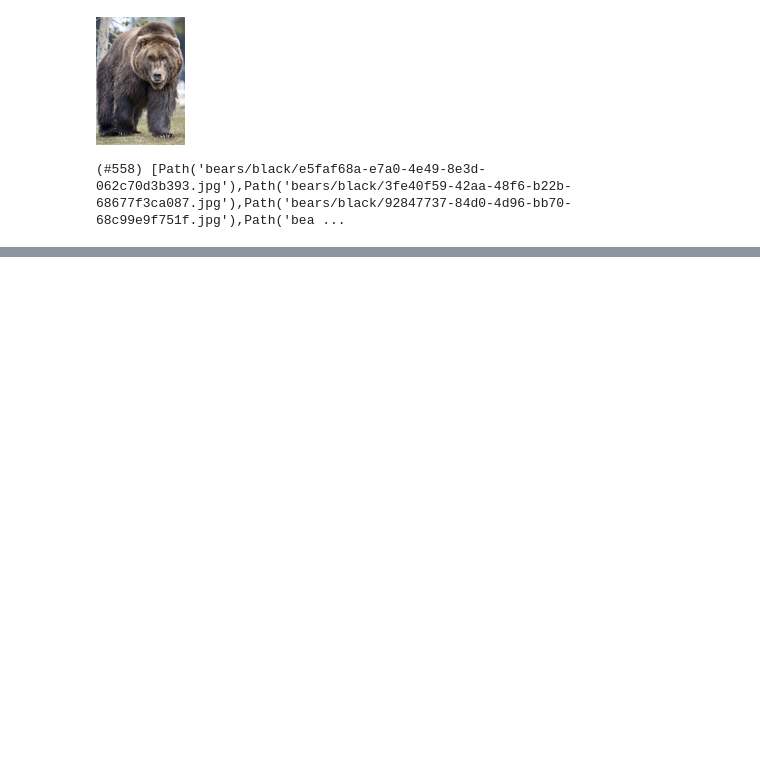
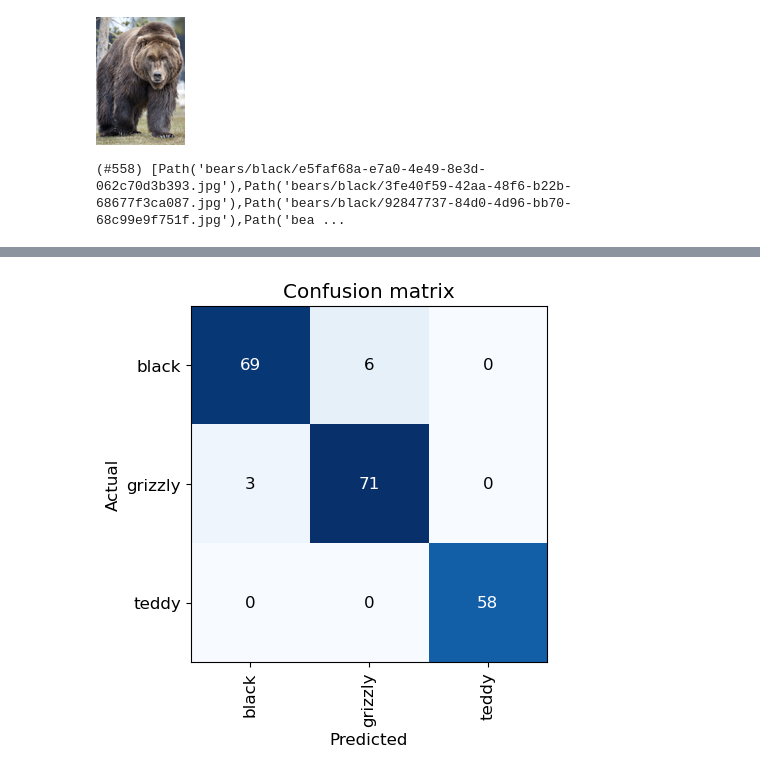
Before and after one commit to ved1beta/fast.ai, a Jupyter notebook: cleaning_data.ipynb, the cells around one changed output, grey strips where cells are left out. Cells and saved outputs as stored; diff of their text form; code cells hidden in the pictures; blank space fills up the shorter version.

```diff
--- a/cleaning_data.ipynb
+++ b/cleaning_data.ipynb
@@ -59,0 +65,3 @@ dls.show_batch(max_n=20)
+# %%
+learn = vision_learner(dls, resnet18, metrics= error_rate)
+learn.fine_tune(3)
@@ -59,0 +75,4 @@ dls.show_batch(max_n=20)
+# %%
+interp = ClassificationInterpretation.from_learner(learn)
+interp.plot_confusion_matrix()
+# %% [output]
@@ -59,0 +81 @@ dls.show_batch(max_n=20)
+[figure, added]
```
Also changed, not shown: parts of 8 cells of this notebook, 1 other file.
